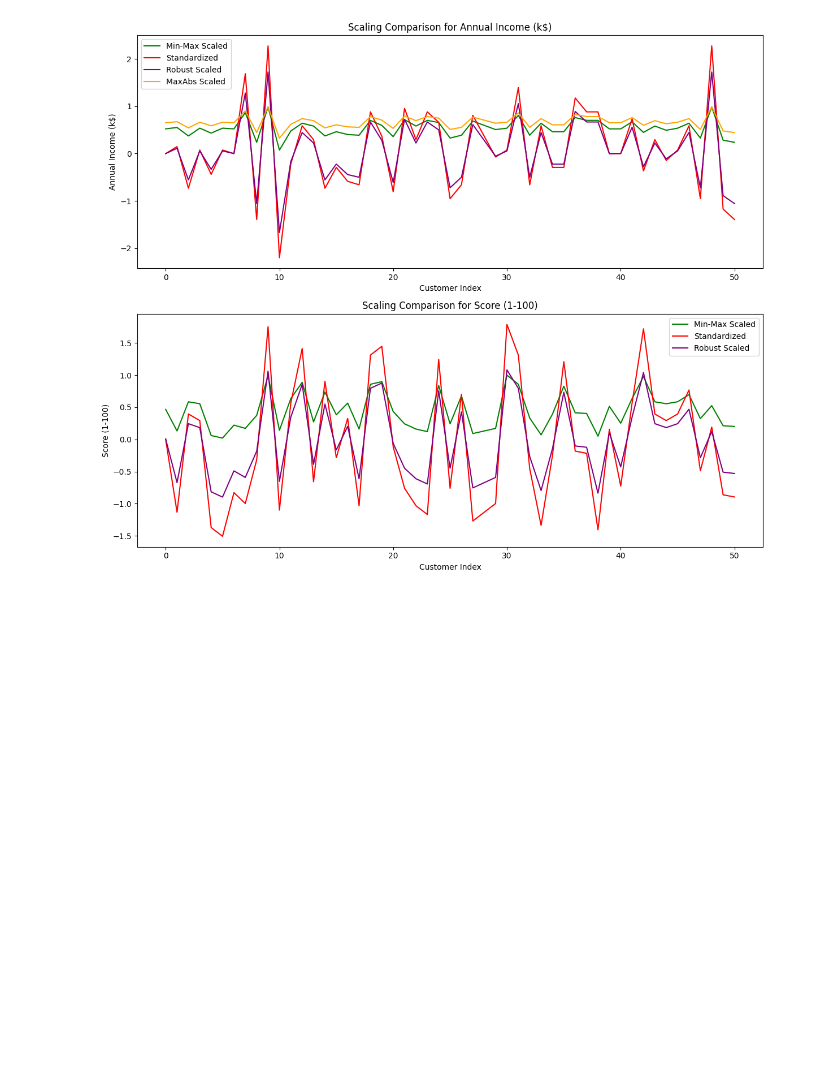
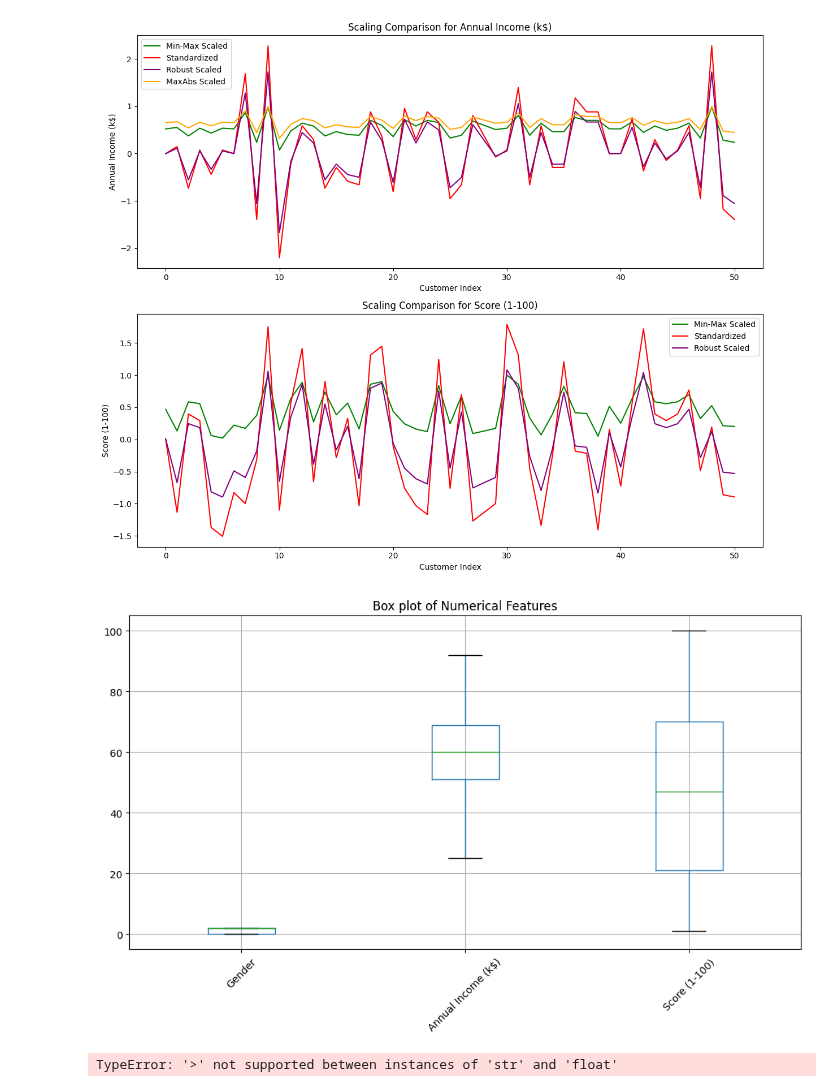
Before and after one commit to amrahmani/ML, a Jupyter notebook: Ch1_DataPreprocessing.ipynb, the cells around one changed output. Cells and saved outputs as stored; diff of their text form; code cells hidden in the pictures; blank space fills up the shorter version.

```diff
--- a/Ch1_DataPreprocessing.ipynb
+++ b/Ch1_DataPreprocessing.ipynb
@@ -359,3 +359,50 @@ plt.tight_layout()
 plt.show()
 # %% [output]
 [figure]
+# %%
+# Identify numerical columns
+numerical_features = customers_encoded.select_dtypes(include=[np.number]).columns.tolist()
+
+# Step 1: Identify Outliers
+# Visualize outliers using box plots
+plt.figure(figsize=(12, 6))
+customers_encoded[numerical_features].boxplot()
+plt.title('Box plot of Numerical Features')
+plt.xticks(rotation=45)
+plt.show()
+
+# Step 2: Remove Outliers using IQR and Z-score methods
+# IQR Method
+Q1 = customers_encoded[numerical_features].quantile(0.25)
+Q3 = customers_encoded[numerical_features].quantile(0.75)
+IQR = Q3 - Q1
+customers_iqr_cleaned = customers_encoded[~((customers_encoded[numerical_features] < (Q1 - 1.5 * IQR)) | (customers[numerical_features] > (Q3 + 1.5 * IQR))).any(axis=1)]
+
+# Z-score Method
+z_scores = np.abs(stats.zscore(customers_encoded[numerical_features]))
+threshold = 3
+customers_zscore_cleaned = customers_encoded[(z_scores < threshold).all(axis=1)]
+
+# Step 3: Comparison - Histograms
+plt.figure(figsize=(12, 6))
+
+for i, feature in enumerate(numerical_features):
+    plt.subplot(2, len(numerical_features)//2, i + 1)
+    plt.hist(customers_encoded[feature], bins=30, alpha=0.5, label='Original')
+    plt.hist(customers_iqr_cleaned[feature], bins=30, alpha=0.5, label='IQR Cleaned')
+    plt.hist(customers_zscore_cleaned[feature], bins=30, alpha=0.5, label='Z-score Cleaned')
+    plt.xlabel(feature)
+    plt.ylabel('Frequency')
+    plt.legend()
+
+plt.tight_layout()
+plt.show()
+
+# Step 4: Save Cleaned Data
+customers_iqr_cleaned.to_csv('customers_iqr_cleaned.csv', index=False)
+customers_zscore_cleaned.to_csv('customers_zscore_cleaned.csv', index=False)
+
+print("Cleaned datasets saved to 'customers_iqr_cleaned.csv' and 'customers_zscore_cleaned.csv'")
+# %% [output]
+[figure, added]
+TypeError: '>' not supported between instances of 'str' and 'float'
```
